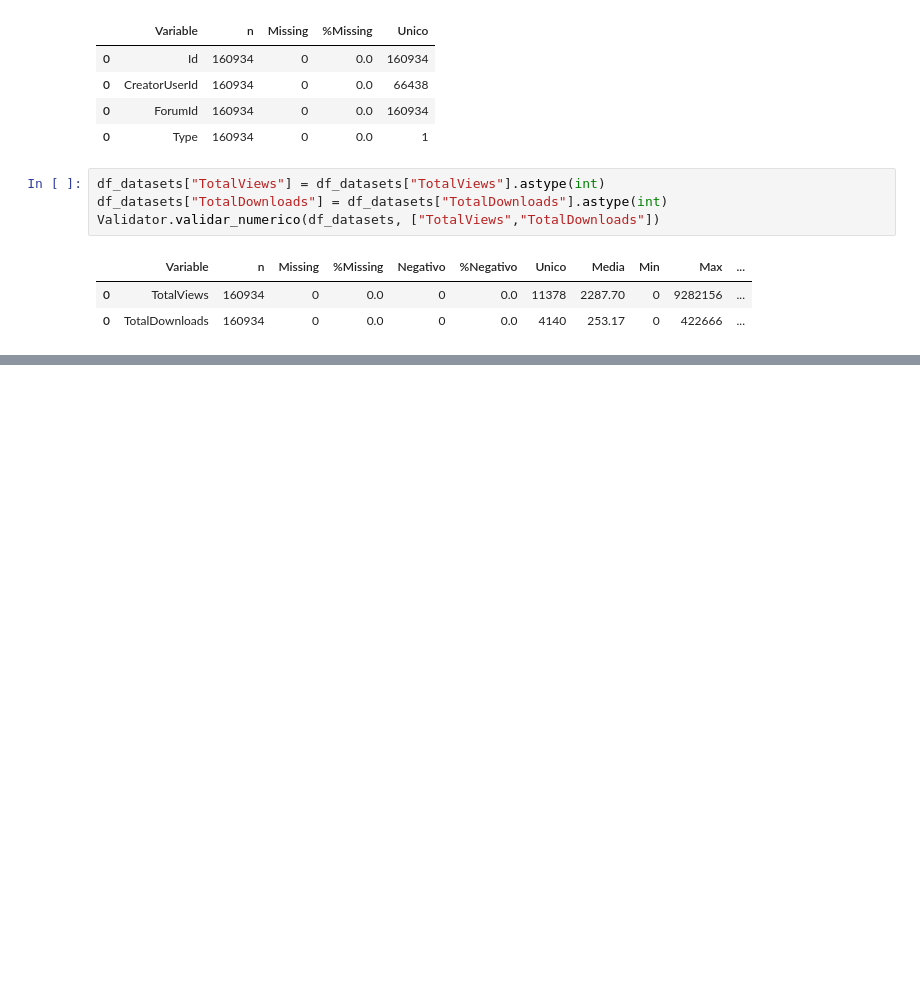
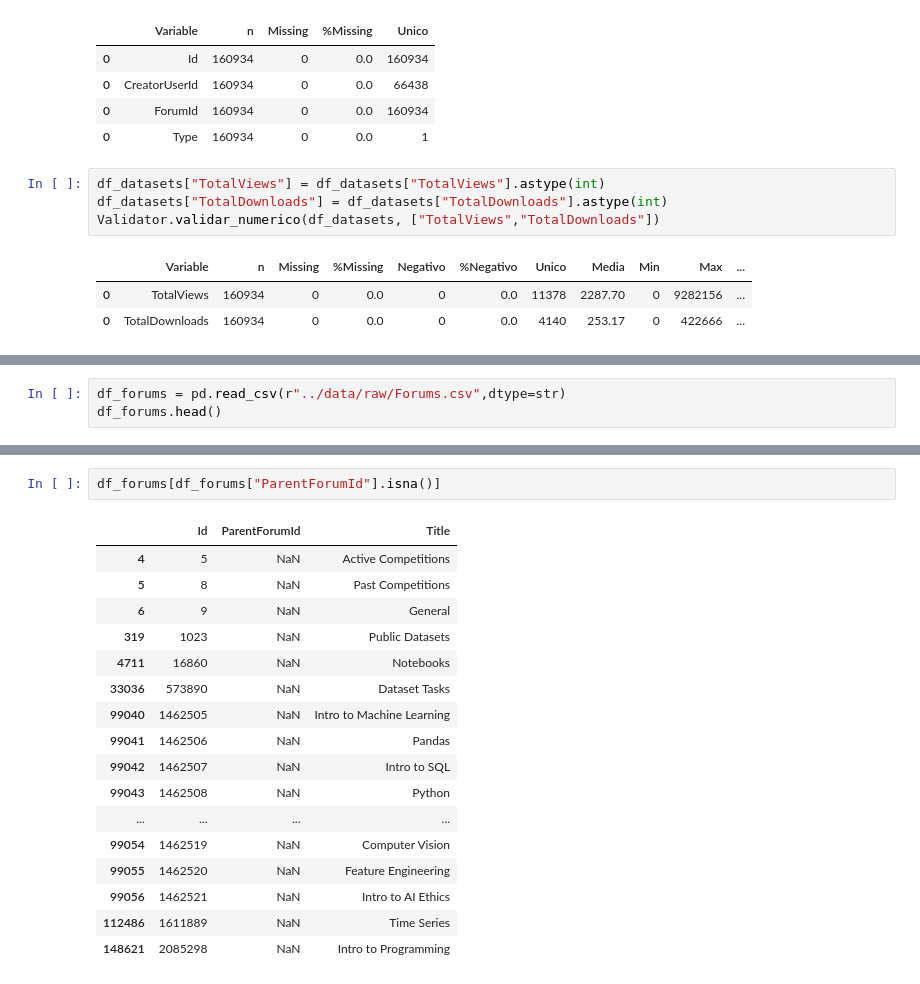
Before and after one commit to jsuasnabarh/kaggle-network-analysis, a Jupyter notebook: notebooks/EDA.ipynb, the cells around one changed output, grey strips where cells are left out. Cells and saved outputs as stored; diff of their text form; blank space fills up the shorter version.

Commit message:
explore data

```diff
--- a/notebooks/EDA.ipynb
+++ b/notebooks/EDA.ipynb
@@ -441,0 +463,3 @@ Validator.validar_numerico(df_datasets, ["TotalViews","TotalDownloads"])
+# %%
+df_forums = pd.read_csv(r"../data/raw/Forums.csv",dtype=str)
+df_forums.head()
@@ -441,0 +480,20 @@ Validator.validar_numerico(df_datasets, ["TotalViews","TotalDownloads"])
+# %%
+df_forums[df_forums["ParentForumId"].isna()]
+# %% [output]
+|  | Id | ParentForumId | Title |
+| 4 | 5 | NaN | Active Competitions |
+| 5 | 8 | NaN | Past Competitions |
+| 6 | 9 | NaN | General |
+| 319 | 1023 | NaN | Public Datasets |
+| 4711 | 16860 | NaN | Notebooks |
+| 33036 | 573890 | NaN | Dataset Tasks |
+| 99040 | 1462505 | NaN | Intro to Machine Learning |
+| 99041 | 1462506 | NaN | Pandas |
+| 99042 | 1462507 | NaN | Intro to SQL |
+| 99043 | 1462508 | NaN | Python |
+| ... | ... | ... | ... |
+| 99054 | 1462519 | NaN | Computer Vision |
+| 99055 | 1462520 | NaN | Feature Engineering |
+| 99056 | 1462521 | NaN | Intro to AI Ethics |
+| 112486 | 1611889 | NaN | Time Series |
+| 148621 | 2085298 | NaN | Intro to Programming |
```
Also changed, not shown: parts of 23 cells of this notebook.
